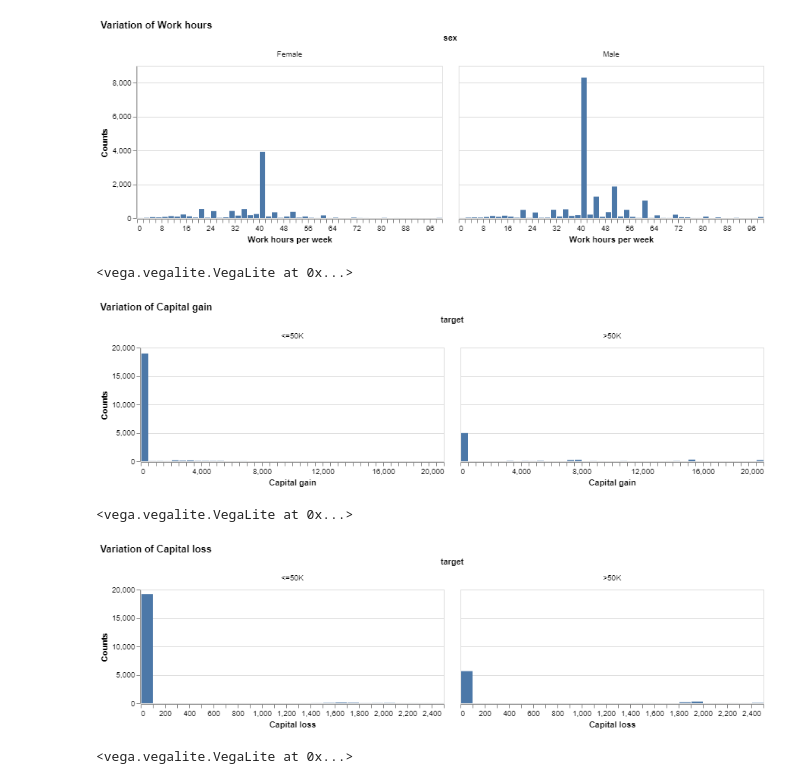
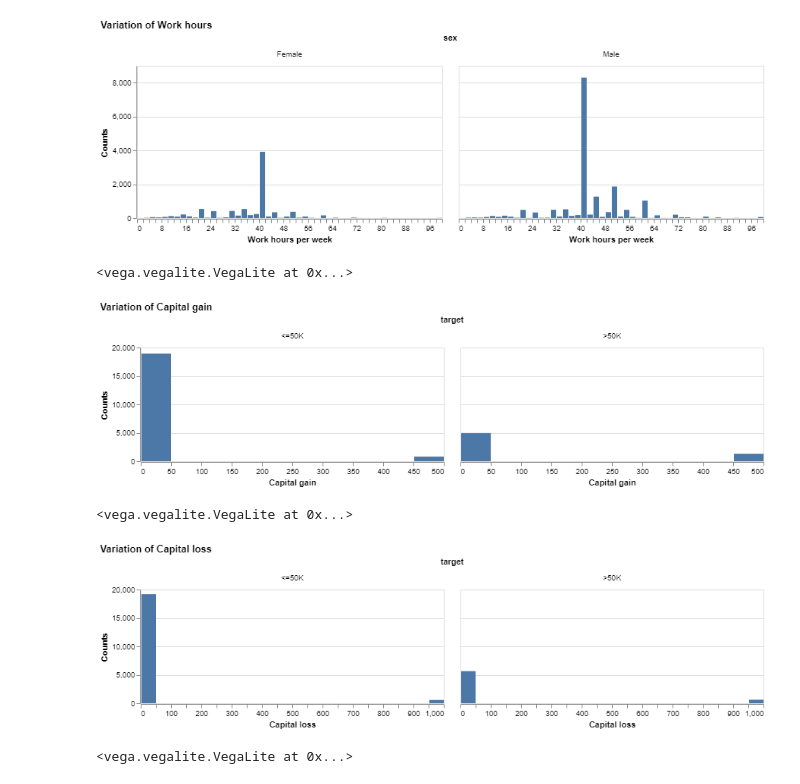
Before and after one commit to UBC-MDS/DSCI_522_group-307, a Jupyter notebook: eda/EDA_Adult_data.ipynb, the cells around one changed output. Drawn from its saved outputs; the diff is of its cells as text; code cells hidden in the pictures.

```diff
--- a/eda/EDA_Adult_data.ipynb
+++ b/eda/EDA_Adult_data.ipynb
@@ -183,34 +183,34 @@ p3
 # %%
 
 p4 = alt.Chart(X_train).mark_bar().encode(
-    alt.X('capital_gain:Q', bin=alt.Bin(extent=[0, 20000], step=500), title = "Capital gain"),
+    alt.X('capital_gain:Q', bin=alt.Bin(extent=[0, 500], step=50), title = "Capital gain"),
     alt.Y('count()', title = "Counts"),
     facet = 'target:N'
 ).properties(
     title = "Variation of Capital gain",
     width = 400,
     height = 150
 )
 
 p5 = alt.Chart(X_train).mark_bar().encode(
-    alt.X('capital_loss:Q', bin=alt.Bin(extent=[0, 2500], step=100), title = "Capital loss"),
+    alt.X('capital_loss:Q', bin=alt.Bin(extent=[0, 1000], step=50), title = "Capital loss"),
     alt.Y('count()', title = "Counts"),
     facet = 'target:N'
 ).properties(
     title = "Variation of Capital loss",
     width = 400,
     height = 150
 )
 
 p4
 # %% [output]
 <vega.vegalite.VegaLite at 0x...>
-[figure, old version]
+[figure, new version]
 # %%
 p5
 # %% [output]
 <vega.vegalite.VegaLite at 0x...>
-[figure, old version]
+[figure, new version]
 # %%
 
 p6 = alt.Chart(X_train).mark_bar().encode(
```
Also changed, not shown: parts of 2 cells of this notebook.
